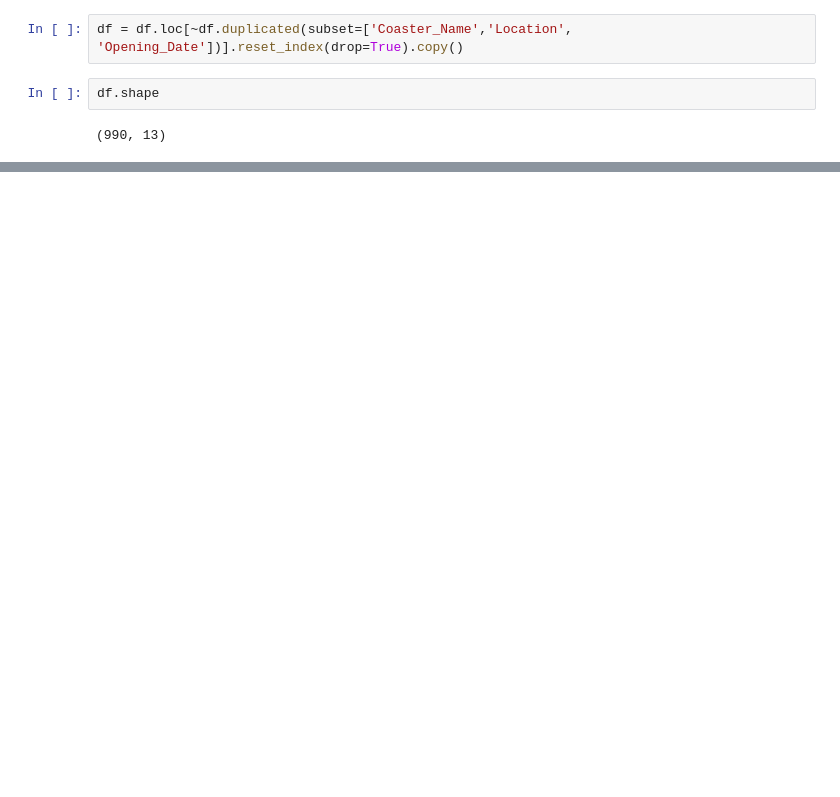
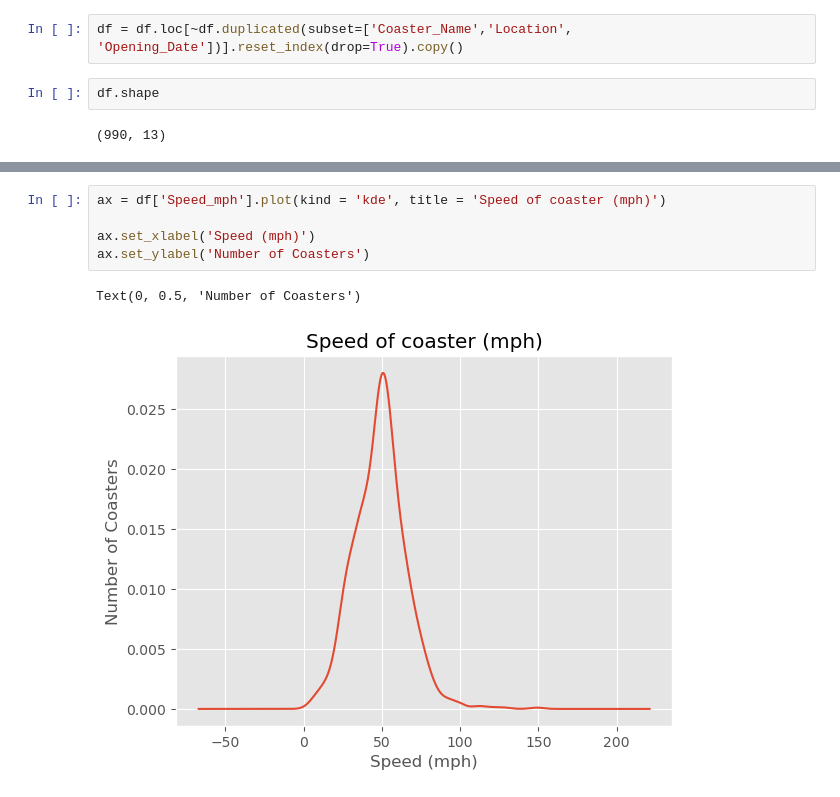
Before and after one commit to Himanshukumar56/Exploratory-Data-Analysis, a Jupyter notebook: main.ipynb, the cells around one changed output, grey strips where cells are left out. Saved outputs shown, nothing was run; the diff lists cells and outputs as text; blank space fills up the shorter version.

```diff
--- a/main.ipynb
+++ b/main.ipynb
@@ -151,0 +185,8 @@ df.shape
+# %%
+ax = df['Speed_mph'].plot(kind = 'kde', title = 'Speed of coaster (mph)')
+
+ax.set_xlabel('Speed (mph)')
+ax.set_ylabel('Number of Coasters')
+# %% [output]
+Text(0, 0.5, 'Number of Coasters')
+[figure, added]
```
Also changed, not shown: parts of 3 cells of this notebook.
